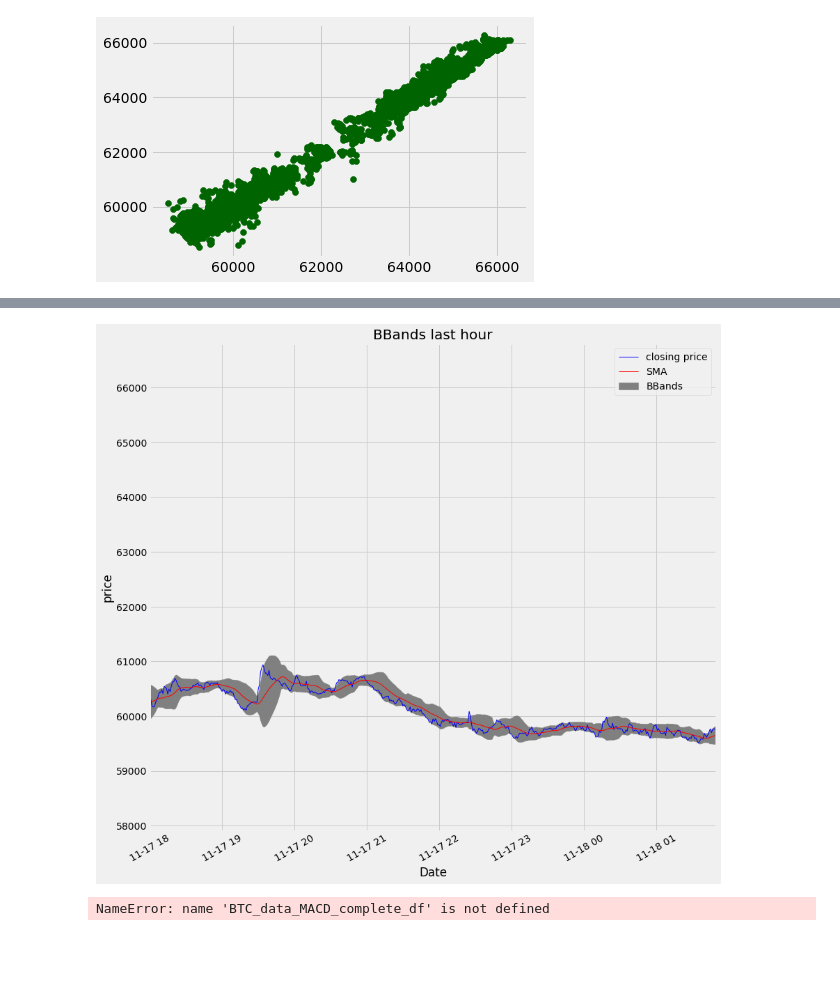
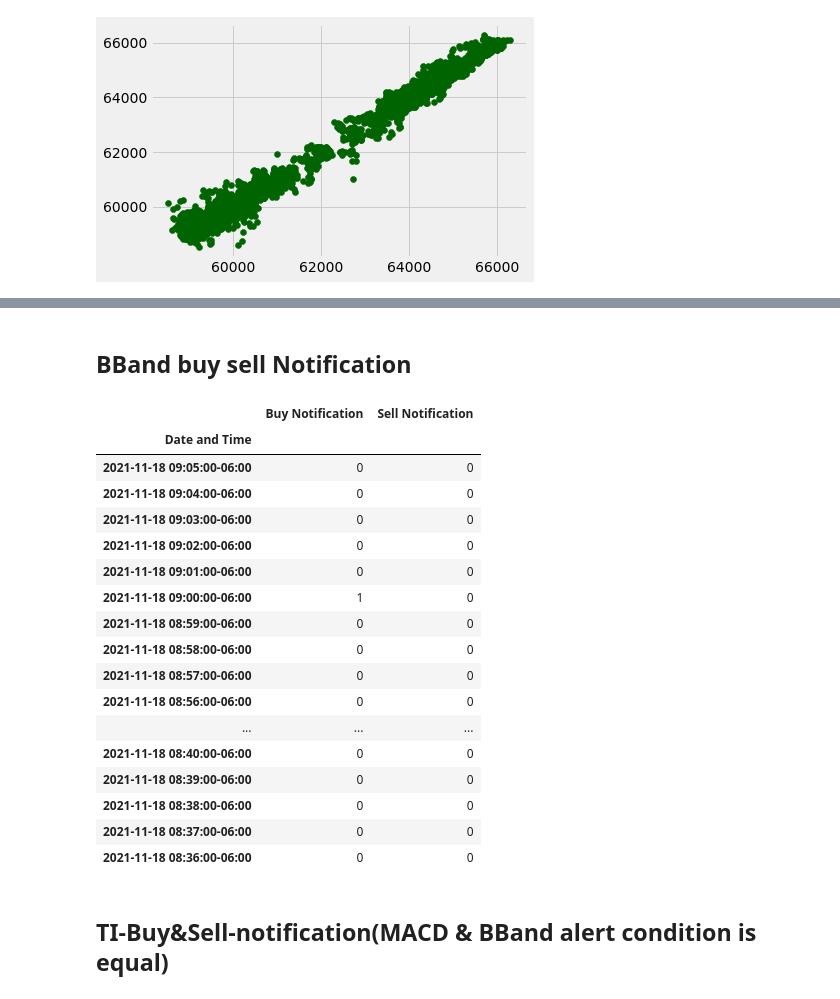
Before and after one commit to coldstrel/bitcoin_final, a Jupyter notebook: Team_4_Crypto_Bot.ipynb, the cells around one changed output, grey strips where cells are left out. Saved outputs shown, nothing was run; the diff lists cells and outputs as text; code cells hidden in the pictures; blank space fills up the shorter version.

```diff
--- a/Team_4_Crypto_Bot.ipynb
+++ b/Team_4_Crypto_Bot.ipynb
@@ -452,25 +381,5 @@ plt.show()
-# %%
-now = datetime.now()
-lastHour = date.today() - timedelta(hours = 1)
-#list of colmns to keep
-column_ls = ['Last','SMA', 'BBand Upper','BBand Lower']
-#plot data
-fig = plt.figure(figsize = (13,12))
-ax=fig.add_subplot(1,1,1)
-x_axis=crypto_BBand_df.index
-ax.fill_between(x_axis,crypto_BBand_df['BBand Upper'], crypto_BBand_df['BBand Lower'],label='BBands', color='grey')
-ax.plot(x_axis,crypto_BBand_df['Last'], color = 'b', label='closing price', linewidth=1)
-ax.plot(x_axis,crypto_BBand_df['SMA'], color = 'r', label='SMA', linewidth=1)
-plt.xlim([lastHour,now])
-ax.set_title('BBands ')
-ax.set_xlabel('Date')
-ax.set_ylabel('price')
-plt.title('BBands last hour')
-plt.xticks(rotation=30)
-ax.legend()
-plt.show()
-# %% [output]
-[figure, removed]
+# %% [markdown]
+## BBand buy sell Notification
 # %%
 #buy sell signal
 def alert_BBands(signal):
@@ -478,17 +387,17 @@ def alert_BBands(signal):
     sell = []
     flag = -1
     for i in range(0,len(signal)):
-        if signal['BB'][i] > signal['Sig_line'][i]:
+        if signal['Last'][i] > signal['BBand Upper'][i]:
             sell.append(np.nan)
             if flag != 1:
-                buy.append(signal['Last'][i])
+                buy.append('1')
                 flag = 1
             else:
                 buy.append(np.nan)
-        elif signal['MACD_line'][i] < signal['Sig_line'][i]:
+        elif signal['Last'][i] < signal['BBand Lower'][i]:
             buy.append(np.nan)
             if flag != 0:
-                sell.append(signal['Last'][i])
+                sell.append('1')
                 flag = 0
             else:
                 sell.append(np.nan)
@@ -498,15 +407,31 @@ def alert_BBands(signal):
     return(buy,sell)
 # %%
 #create buy and sell columns in df
-x=alert_BBands(BTC_data_MACD_complete_df)
-BTC_data_MACD_complete_df['Buy Notification'] = x[0]
-BTC_data_MACD_complete_df['Sell Notification'] = x[1]
+x=alert_BBands(crypto_BBand_df)
+crypto_BBand_df['Buy Notification'] = x[0]
+crypto_BBand_df['Sell Notification'] = x[1]
 
-# show df
-BTC_data_MACD_complete_df.head(10)
 # create df with buy and sell info
-BTC_MACD_BuySell_Sig_df = BTC_data_MACD_complete_df[['Date (GMT)',
-                                                    'Buy Notification', 'Sell Notification']]
-BTC_MACD_BuySell_Sig_df[:-1].head(10)
+crypto_BBand_BuySell_Sig_df = crypto_BBand_df[['Buy Notification', 'Sell Notification']]
+crypto_BBand_BuySell_Sig_df.fillna(0).sort_index(ascending=False).head(30)
 # %% [output]
-NameError: name 'BTC_data_MACD_complete_df' is not defined
+|  | Buy Notification | Sell Notification |
+| Date and Time |  |  |
+| 2021-11-18 09:05:00-06:00 | 0 | 0 |
+| 2021-11-18 09:04:00-06:00 | 0 | 0 |
+| 2021-11-18 09:03:00-06:00 | 0 | 0 |
+| 2021-11-18 09:02:00-06:00 | 0 | 0 |
+| 2021-11-18 09:01:00-06:00 | 0 | 0 |
+| 2021-11-18 09:00:00-06:00 | 1 | 0 |
+| 2021-11-18 08:59:00-06:00 | 0 | 0 |
+| 2021-11-18 08:58:00-06:00 | 0 | 0 |
+| 2021-11-18 08:57:00-06:00 | 0 | 0 |
+| 2021-11-18 08:56:00-06:00 | 0 | 0 |
+| ... | ... | ... |
+| 2021-11-18 08:40:00-06:00 | 0 | 0 |
+| 2021-11-18 08:39:00-06:00 | 0 | 0 |
+| 2021-11-18 08:38:00-06:00 | 0 | 0 |
+| 2021-11-18 08:37:00-06:00 | 0 | 0 |
+| 2021-11-18 08:36:00-06:00 | 0 | 0 |
+# %% [markdown]
+## TI-Buy&Sell-notification(MACD & BBand alert condition is equal)
```
Also changed, not shown: parts of 34 cells of this notebook.
